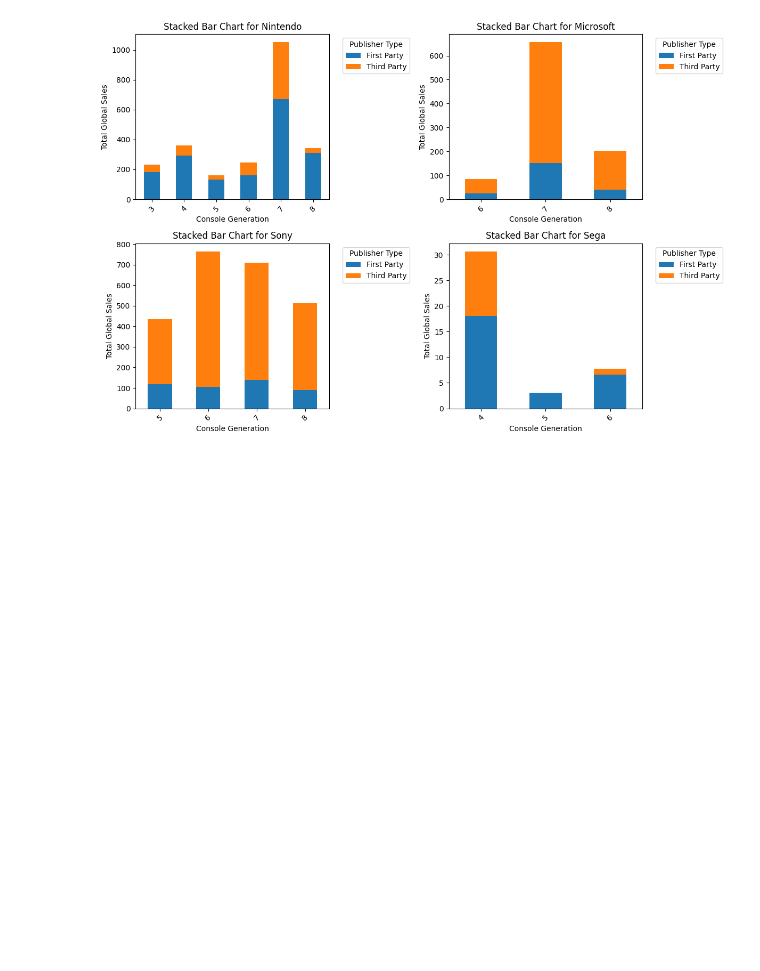
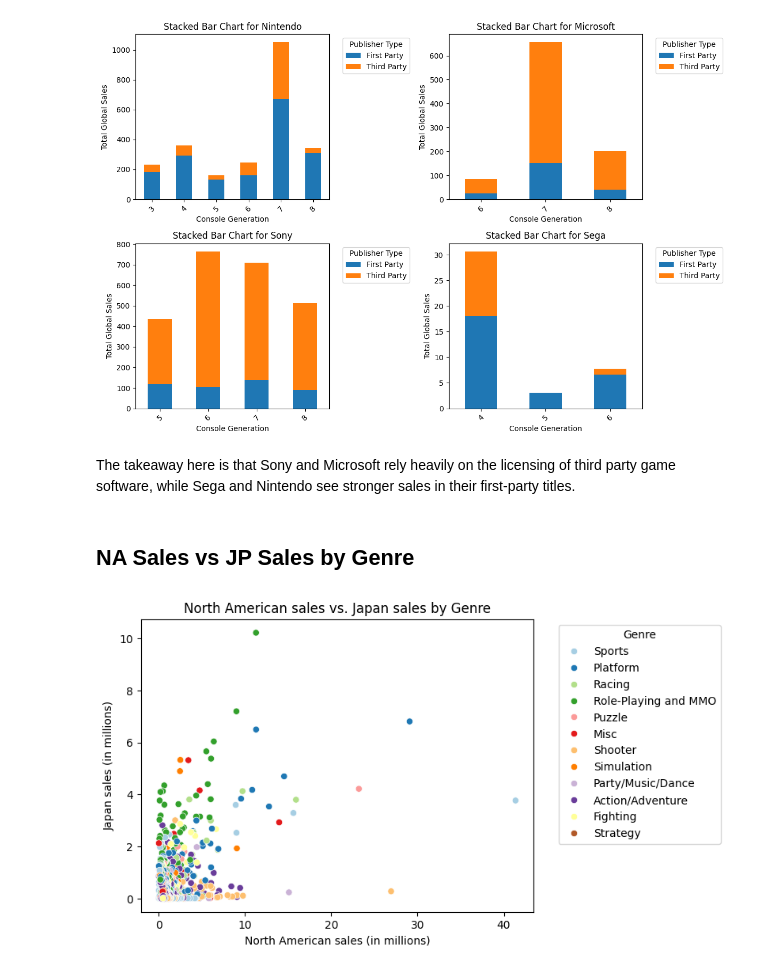
Before and after one commit to candersen114/Python2Source, a Jupyter notebook: finalproj.ipynb, the cells around one changed output. Saved outputs shown, nothing was run; the diff lists cells and outputs as text; code cells hidden in the pictures; blank space fills up the shorter version.

```diff
--- a/finalproj.ipynb
+++ b/finalproj.ipynb
@@ -518,3 +522,20 @@ plt.tight_layout()
 plt.show()
 # %% [output]
 [figure]
+# %% [markdown]
+The takeaway here is that Sony and Microsoft rely heavily on the licensing of third party game software, while Sega and Nintendo see stronger sales in their first-party titles.
+# %% [markdown]
+## NA Sales vs JP Sales by Genre
+# %%
+ax = sns.scatterplot(data=df, x="NA_Sales", y="JP_Sales", hue="GenreRollup", palette="Paired")
+plt.legend(title='Genre', loc='upper left', bbox_to_anchor=(1.05, 1))
+
+ax.set_title("North American sales vs. Japan sales by Genre")
+ax.set_xlabel("North American sales (in millions)")
+ax.set_ylabel("Japan sales (in millions)")
+
+plt.show()
+
+# Plot needs more cleanup
+# %% [output]
+[figure, added]
```
Also changed, not shown: parts of 9 cells of this notebook, 1 other file.
